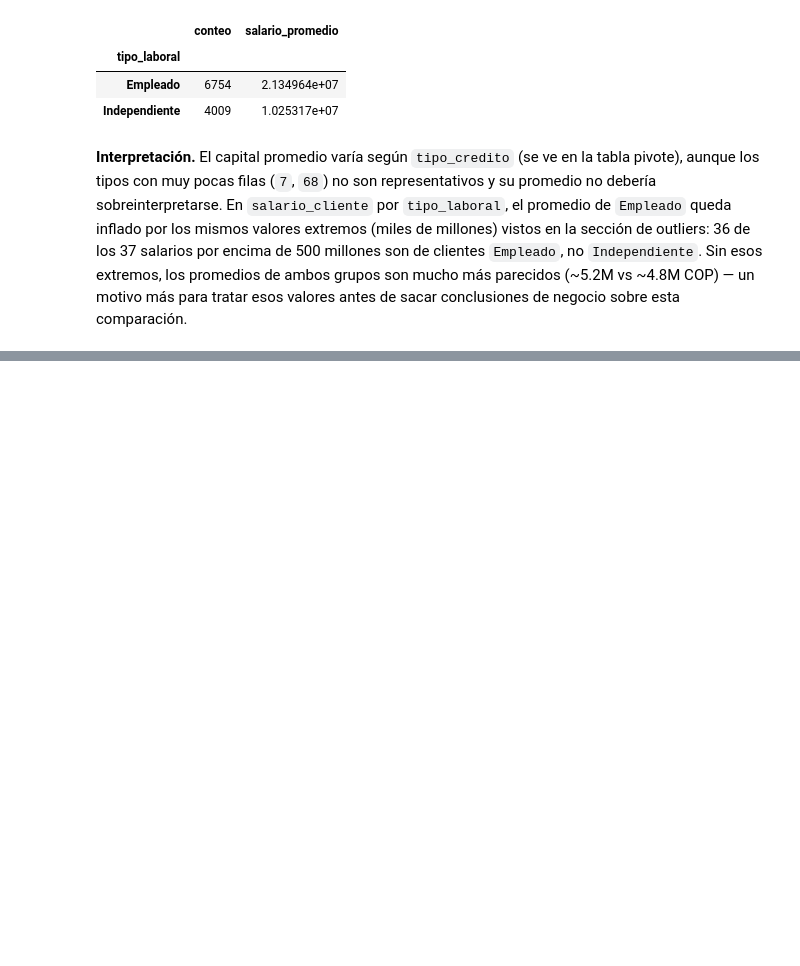
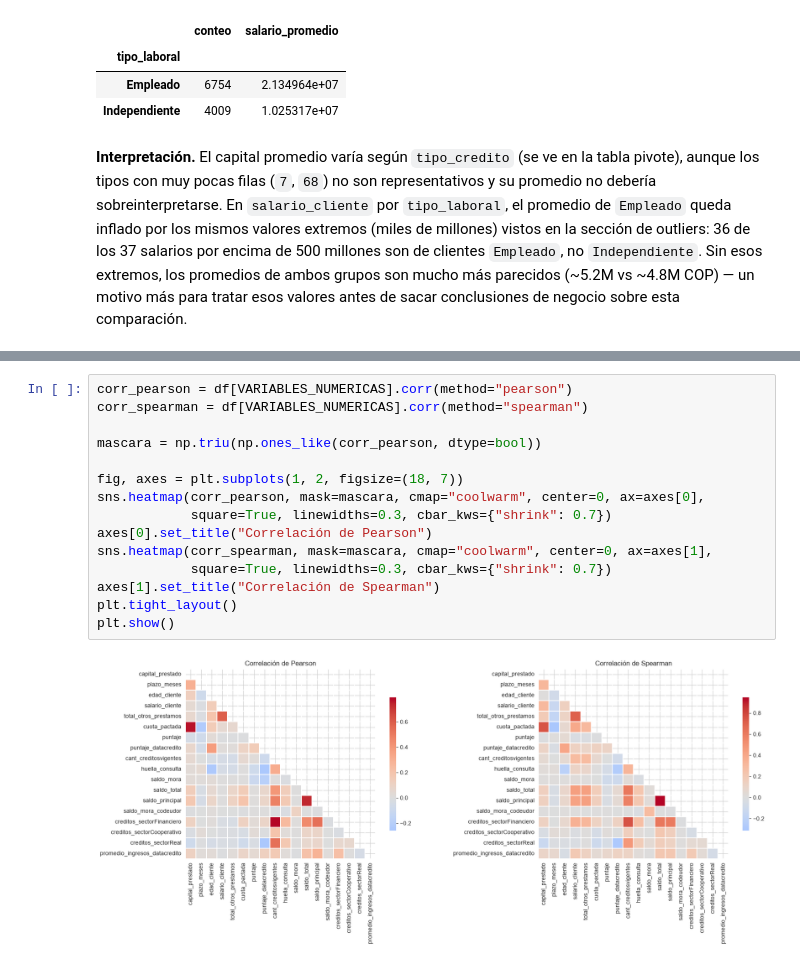
Before and after one commit to Juanmarossi/proyecto-final-riesgo-crediticio, a Jupyter notebook: notebooks/comprension_eda.ipynb, the cells around one changed output, grey strips where cells are left out. Cells and saved outputs as stored; diff of their text form; blank space fills up the shorter version.

```diff
--- a/notebooks/comprension_eda.ipynb
+++ b/notebooks/comprension_eda.ipynb
@@ -835,0 +1078,17 @@ pivot_salario_por_tipo_laboral
+# %%
+corr_pearson = df[VARIABLES_NUMERICAS].corr(method="pearson")
+corr_spearman = df[VARIABLES_NUMERICAS].corr(method="spearman")
+
+mascara = np.triu(np.ones_like(corr_pearson, dtype=bool))
+
+fig, axes = plt.subplots(1, 2, figsize=(18, 7))
+sns.heatmap(corr_pearson, mask=mascara, cmap="coolwarm", center=0, ax=axes[0],
+            square=True, linewidths=0.3, cbar_kws={"shrink": 0.7})
+axes[0].set_title("Correlación de Pearson")
+sns.heatmap(corr_spearman, mask=mascara, cmap="coolwarm", center=0, ax=axes[1],
+            square=True, linewidths=0.3, cbar_kws={"shrink": 0.7})
+axes[1].set_title("Correlación de Spearman")
+plt.tight_layout()
+plt.show()
+# %% [output]
+[figure, added]
```
Also changed, not shown: parts of 32 cells of this notebook.
